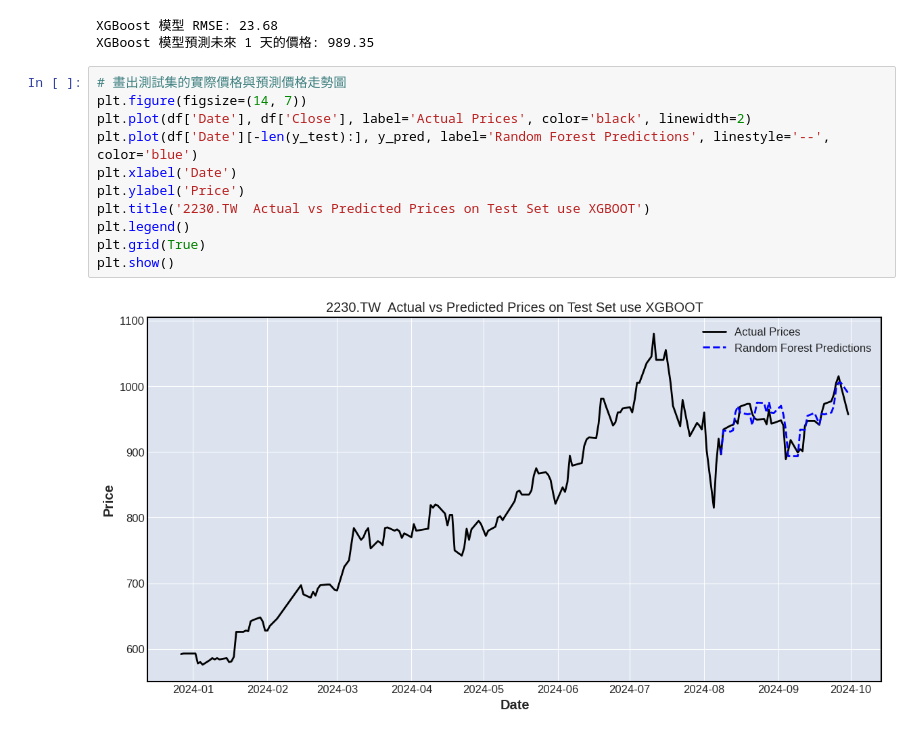
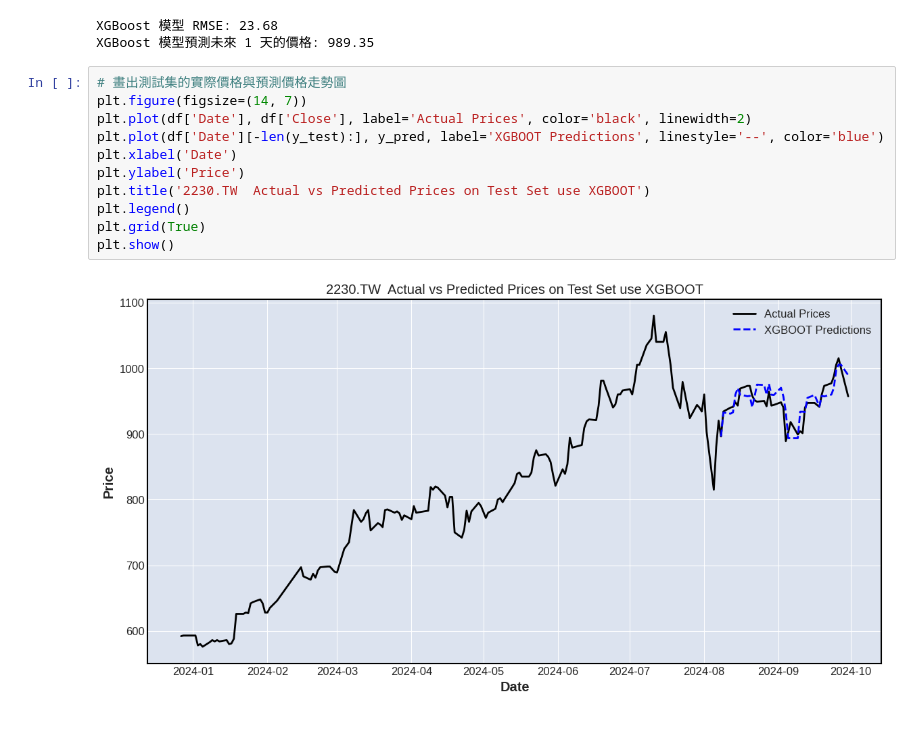
Before and after one commit to vs960945/BigDataAnalyticsForFinance_homework, a Jupyter notebook: 金融大數據分析week3_homework.ipynb, the cells around one changed output. Drawn from its saved outputs; the diff is of its cells as text.

Commit message:
fix XGBoot label name

```diff
--- a/金融大數據分析week3_homework.ipynb
+++ b/金融大數據分析week3_homework.ipynb
@@ -566,13 +566,13 @@ XGBoost 模型預測未來 1 天的價格: 989.35
 # %%
 # 畫出測試集的實際價格與預測價格走勢圖
 plt.figure(figsize=(14, 7))
 plt.plot(df['Date'], df['Close'], label='Actual Prices', color='black', linewidth=2)
-plt.plot(df['Date'][-len(y_test):], y_pred, label='Random Forest Predictions', linestyle='--', color='blue')
+plt.plot(df['Date'][-len(y_test):], y_pred, label='XGBOOT Predictions', linestyle='--', color='blue')
 plt.xlabel('Date')
 plt.ylabel('Price')
 plt.title('2230.TW  Actual vs Predicted Prices on Test Set use XGBOOT')
 plt.legend()
 plt.grid(True)
 plt.show()
 # %% [output]
-[figure, old version]
+[figure, new version]
```
